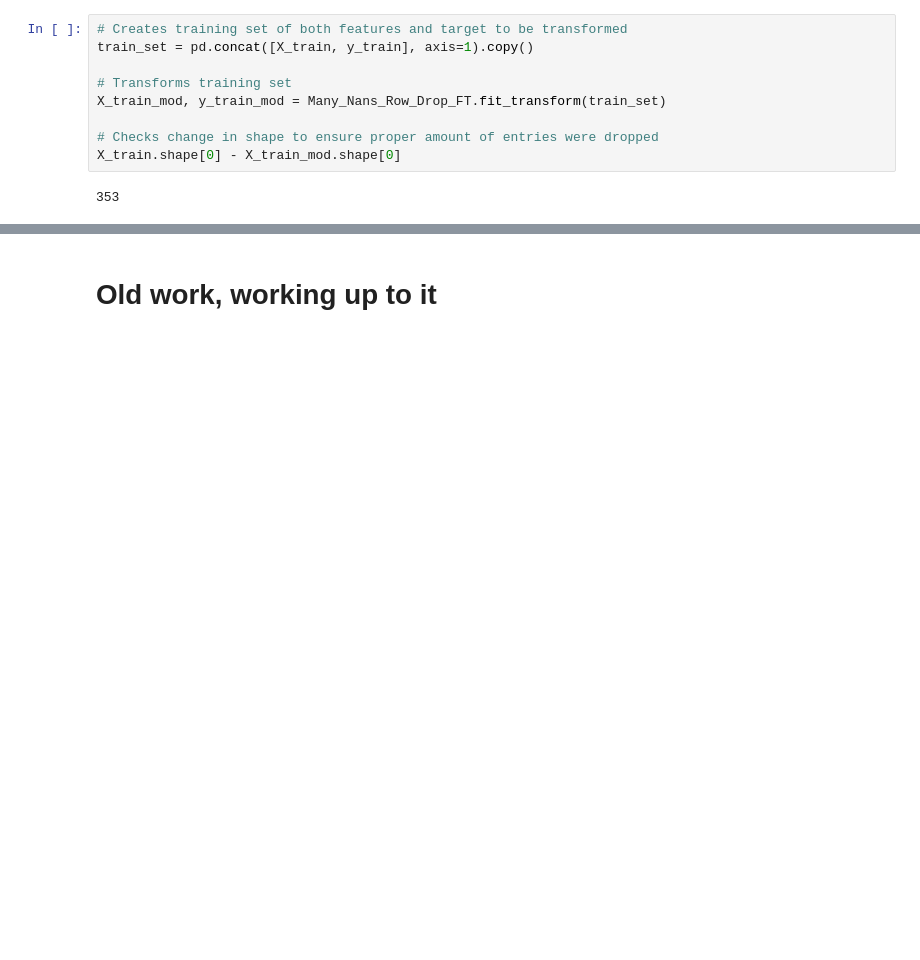
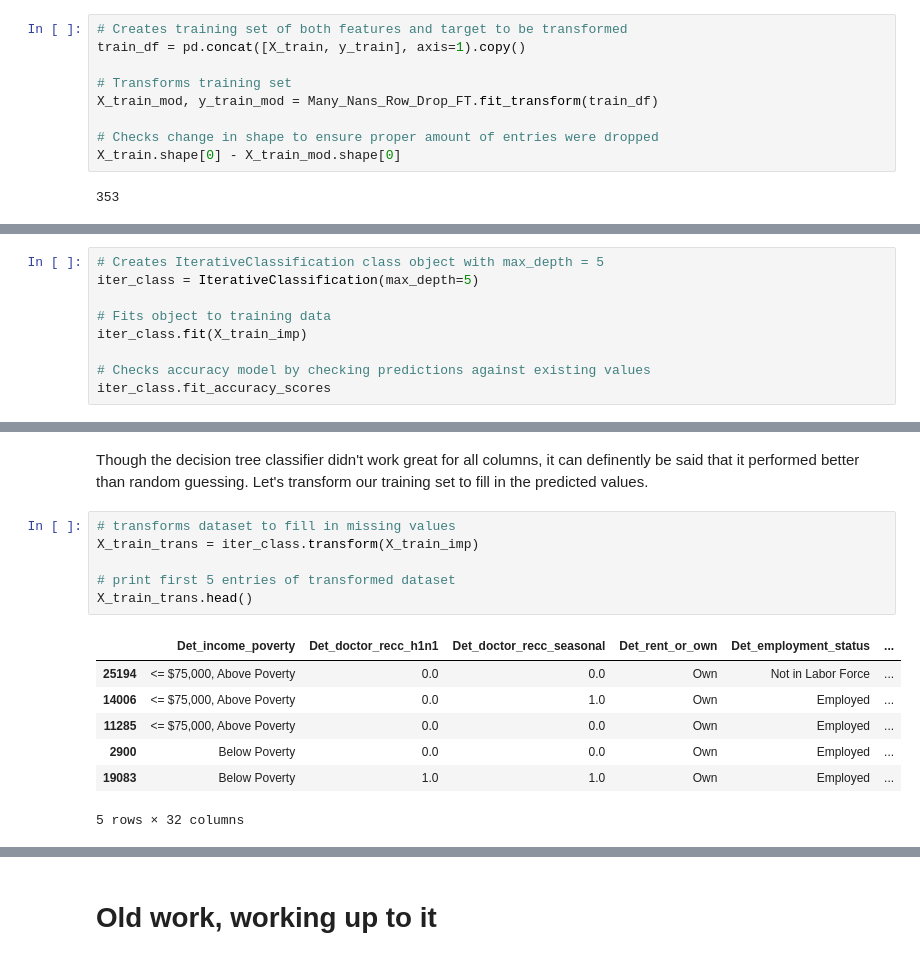
Before and after one commit to cschneck7/phase_3_project, a Jupyter notebook: H1N1 Vaccine Classification Notebook.ipynb, the cells around one changed output, grey strips where cells are left out. Drawn from its saved outputs; the diff is of its cells as text; blank space fills up the shorter version.

Commit message:
Contd Data Preparation, Final Steps

```diff
--- a/H1N1 Vaccine Classification Notebook.ipynb
+++ b/H1N1 Vaccine Classification Notebook.ipynb
@@ -387,10 +388,10 @@ Many_Nans_Row_Drop_FT = FunctionTransformer(drop_rows_by_nans, kw_args = {'y': '
                                                                           'nan_threshold': 11})
 # %%
 # Creates training set of both features and target to be transformed
-train_set = pd.concat([X_train, y_train], axis=1).copy()
+train_df = pd.concat([X_train, y_train], axis=1).copy()
 
 # Transforms training set
-X_train_mod, y_train_mod = Many_Nans_Row_Drop_FT.fit_transform(train_set)
+X_train_mod, y_train_mod = Many_Nans_Row_Drop_FT.fit_transform(train_df)
 
 # Checks change in shape to ensure proper amount of entries were dropped
 X_train.shape[0] - X_train_mod.shape[0]
@@ -490,0 +581,9 @@ dtype: int64
+# %%
+# Creates IterativeClassification class object with max_depth = 5
+iter_class = IterativeClassification(max_depth=5)
+
+# Fits object to training data
+iter_class.fit(X_train_imp)
+
+# Checks accuracy model by checking predictions against existing values
+iter_class.fit_accuracy_scores
@@ -490,0 +608,16 @@ dtype: int64
+# %% [markdown]
+Though the decision tree classifier didn't work great for all columns, it can definently be said that it performed better than random guessing. Let's transform our training set to fill in the predicted values.
+# %%
+# transforms dataset to fill in missing values
+X_train_trans = iter_class.transform(X_train_imp)
+
+# print first 5 entries of transformed dataset
+X_train_trans.head()
+# %% [output]
+|  | Det_income_poverty | Det_doctor_recc_h1n1 | Det_doctor_recc_seasonal | Det_rent_or_own | Det_employment_status | ... |
+| 25194 | <= $75,000, Above Poverty | 0.0 | 0.0 | Own | Not in Labor Force | ... |
+| 14006 | <= $75,000, Above Poverty | 0.0 | 1.0 | Own | Employed | ... |
+| 11285 | <= $75,000, Above Poverty | 0.0 | 0.0 | Own | Employed | ... |
+| 2900 | Below Poverty | 0.0 | 0.0 | Own | Employed | ... |
+| 19083 | Below Poverty | 1.0 | 1.0 | Own | Employed | ... |
+5 rows × 32 columns
```
Also changed, not shown: parts of 54 cells of this notebook.
